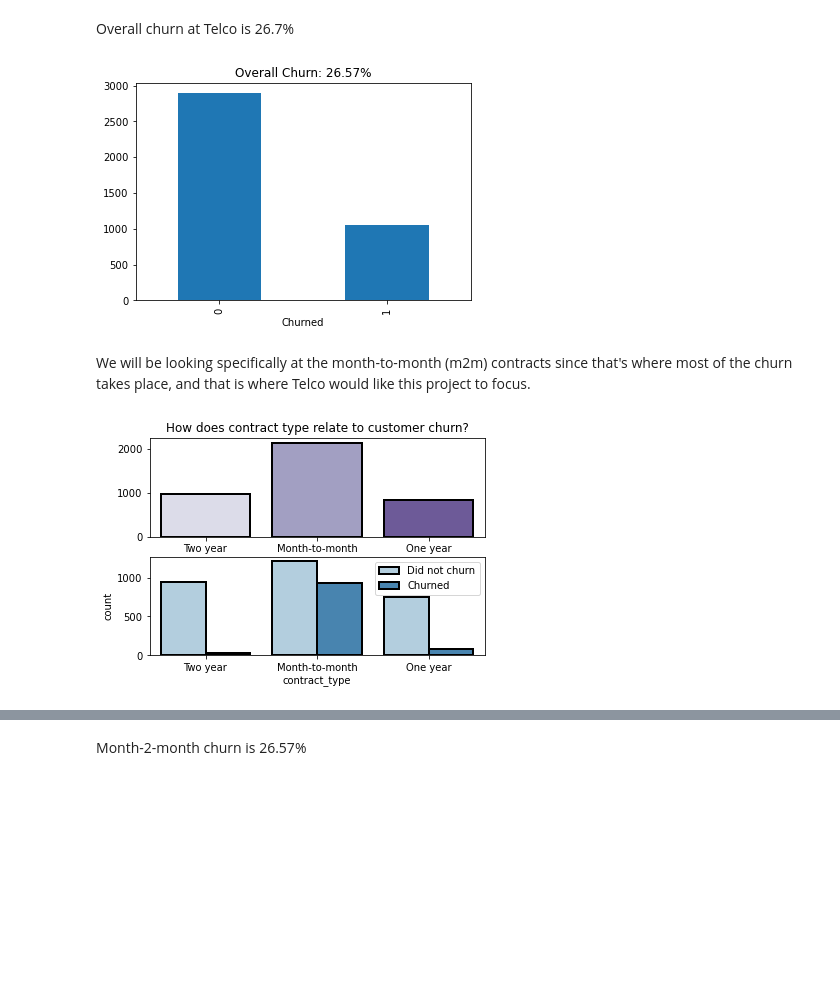
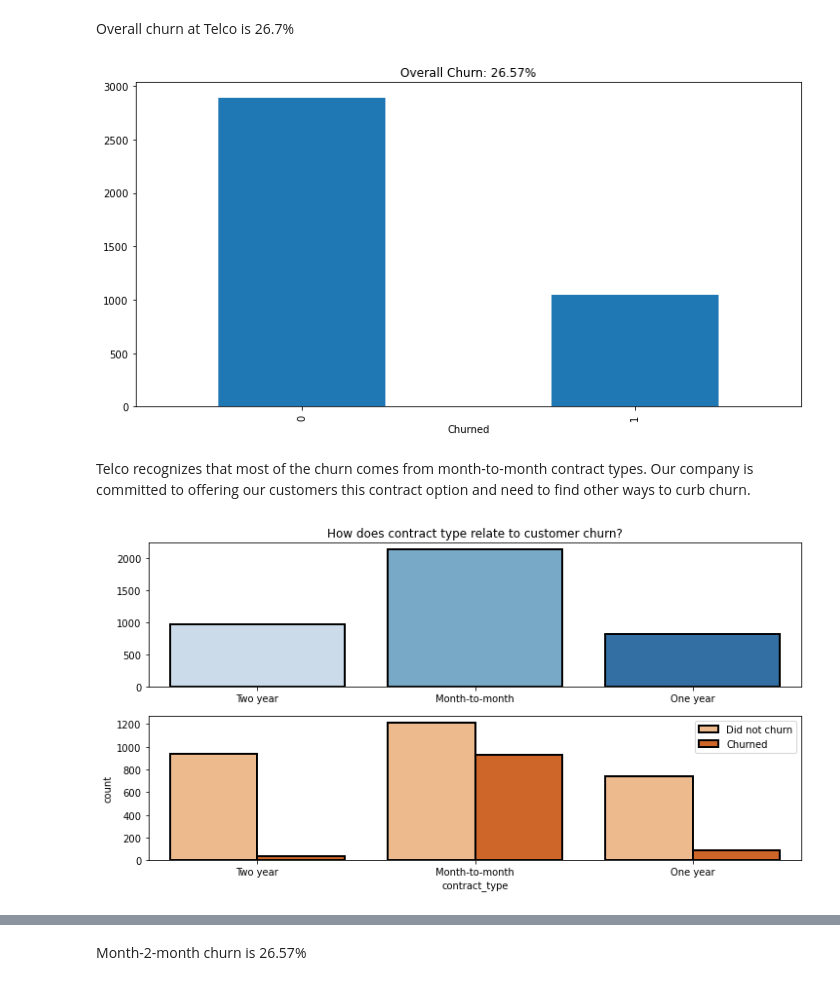
Before and after one commit to chloerwhitaker/Telco_Classification_Project, a Jupyter notebook: Telco_Classification_Report.ipynb, the cells around one changed output, grey strips where cells are left out. Cells and saved outputs as stored; diff of their text form; code cells hidden in the pictures; blank space fills up the shorter version.

```diff
--- a/Telco_Classification_Report.ipynb
+++ b/Telco_Classification_Report.ipynb
@@ -198,18 +231,20 @@ paperless_b_no_churn = train[['paperless_billing']][(train['churn'] == 0)]
 # %% [markdown]
 Overall churn at Telco is 26.7%
 # %%
+plt.figure(figsize=(12, 6))
 train.churn.value_counts().sort_index().plot.bar()
 churn_rate = train.churn.mean()
 plt.title(f"Overall Churn: {churn_rate:.2%}")
 plt.xlabel('Churned');
 # %% [output]
-[figure, old version]
+[figure, new version]
-# %% [markdown]
-We will be looking specifically at the month-to-month (m2m) contracts since that's where most of the churn takes place, and that is where Telco would like this project to focus.
+# %% [markdown]
+Telco recognizes that most of the churn comes from month-to-month contract types. Our company is committed to offering our customers this contract option and need to find other ways to curb churn.
 # %%
+plt.figure(figsize=(12, 6))
 plt.subplot(211)
 
-sns.countplot(x = 'contract_type', data=train, palette='Purples', ec='black', linewidth=2)
+sns.countplot(x = 'contract_type', data=train, palette='Blues', ec='black', linewidth=2)
 
 plt.title('How does contract type relate to customer churn?')
 plt.xlabel('')
@@ -218,12 +253,12 @@ plt.ylabel('')
 plt.subplot(212)
 
 # use hue to add another dimension to your viz
-sns.countplot(x = 'contract_type', hue = 'churn', data=train, palette='Blues', ec='black', linewidth=2)
+sns.countplot(x = 'contract_type', hue = 'churn', data=train, palette='Oranges', ec='black', linewidth=2)
 
 plt.legend(['Did not churn', 'Churned'])
 
 plt.show()
 # %% [output]
-[figure, old version]
+[figure, new version]
 # %%
 # m2m churn compared to the other contract types
```
Also changed, not shown: parts of 20 cells of this notebook.
